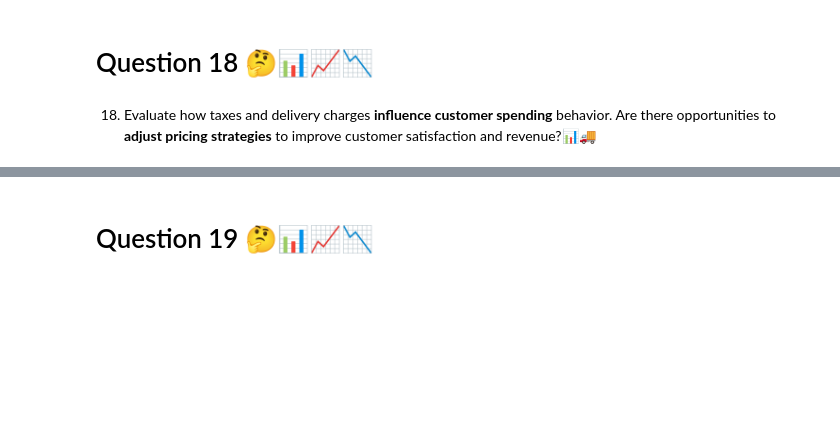
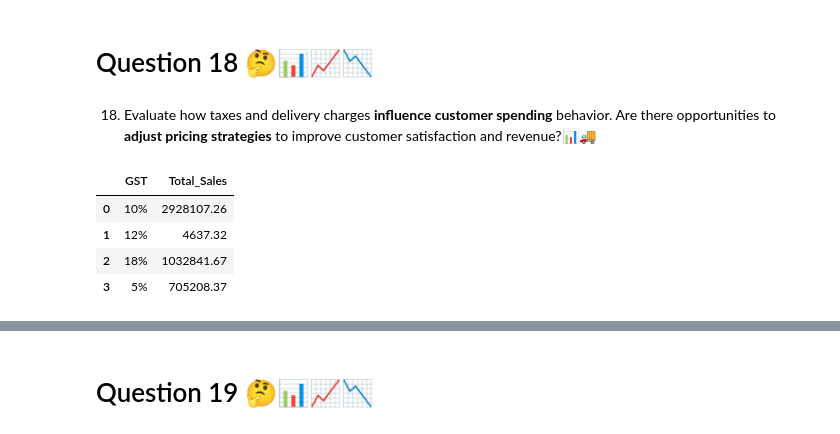
Before and after one commit to Smita569/E-commerce_Marketing_and_sales, a Jupyter notebook: E_commerce_Marketing_and_sales_Business_Case.ipynb, the cells around one changed output, grey strips where cells are left out. Drawn from its saved outputs; the diff is of its cells as text; code cells hidden in the pictures; blank space fills up the shorter version.

```diff
--- a/E_commerce_Marketing_and_sales_Business_Case.ipynb
+++ b/E_commerce_Marketing_and_sales_Business_Case.ipynb
@@ -904,3 +904,14 @@ plt.show()
 # Question 18 🤔📊📈📉
 # %% [markdown]
 18. Evaluate how taxes and delivery charges **influence customer spending** behavior. Are there opportunities to **adjust pricing strategies** to improve customer satisfaction and revenue?📊🚚
+# %%
+# Merge online sales data with tax information based on 'Product_Category' and group by tax with respective to total sales
+df_sales_tax_merged=pd.merge(df_sales_with_first_purchase,df_taxAmount,on='Product_Category')
+df_sales_tax_merged_grp_tax=df_sales_tax_merged.groupby('GST')['Total_Sales'].sum().reset_index()
+df_sales_tax_merged_grp_tax
+# %% [output]
+|  | GST | Total_Sales |
+| 0 | 10% | 2928107.26 |
+| 1 | 12% | 4637.32 |
+| 2 | 18% | 1032841.67 |
+| 3 | 5% | 705208.37 |
```
Also changed, not shown: parts of 5 cells of this notebook.
